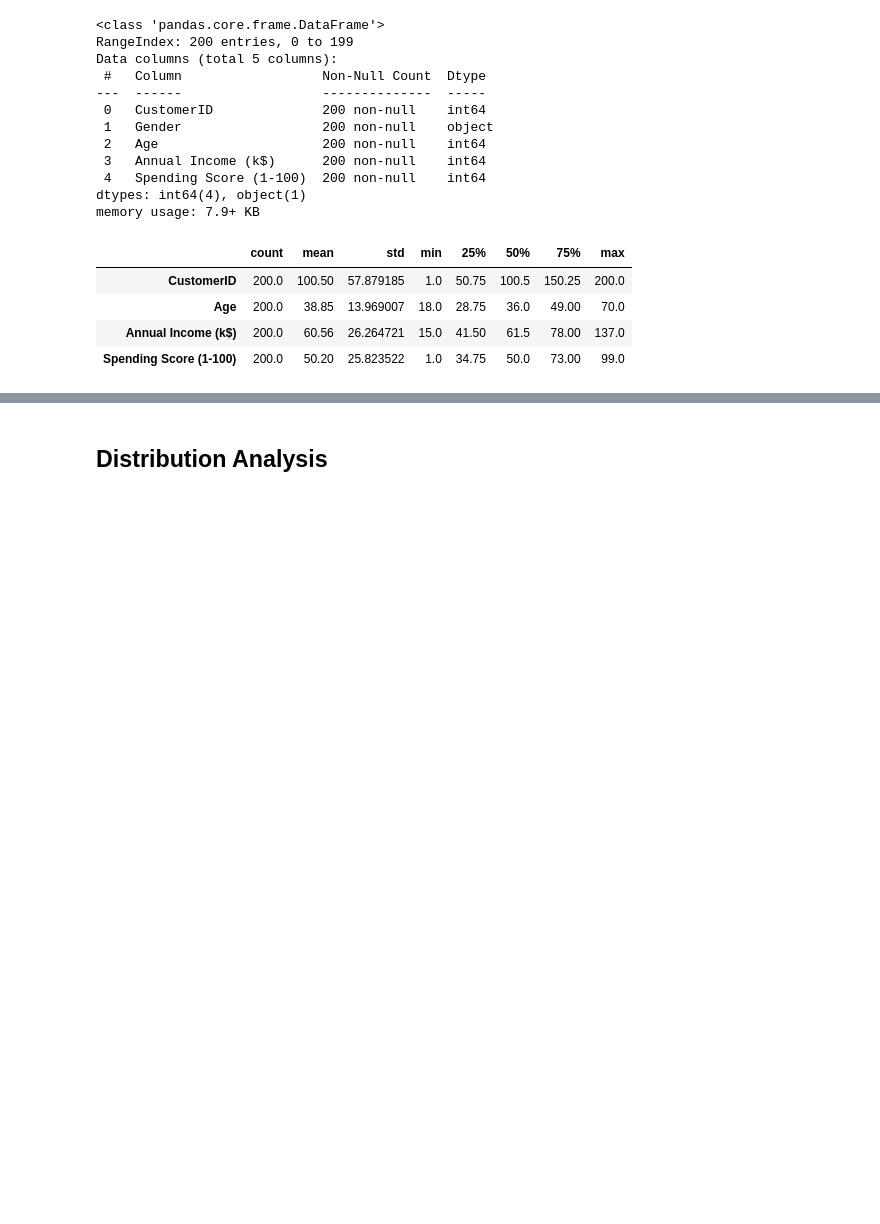
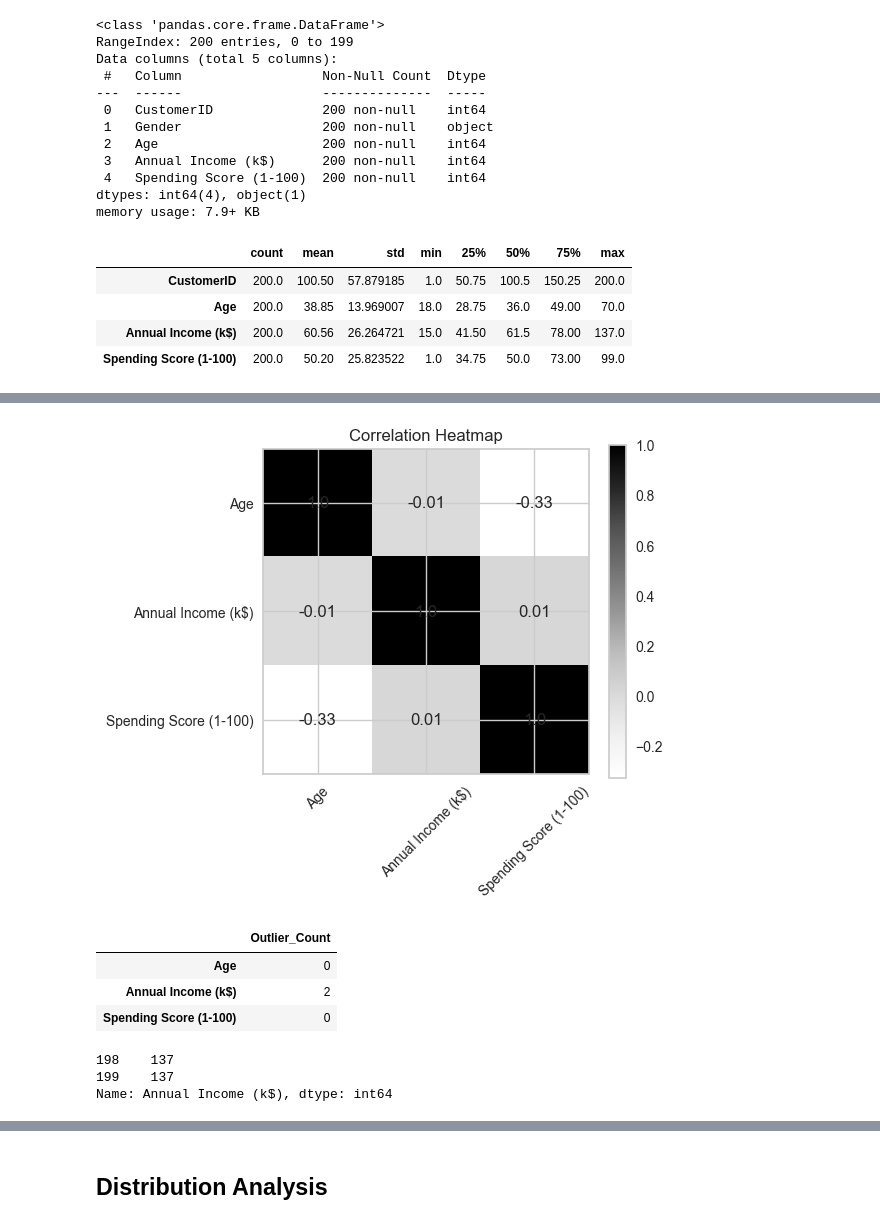
Before and after one commit to vince-gasimov/Machine-Learning, a Jupyter notebook: 18- Final Projects/Unsupervised Learning/Customers_Segmentation.ipynb, the cells around one changed output, grey strips where cells are left out. Cells and saved outputs as stored; diff of their text form; code cells hidden in the pictures; blank space fills up the shorter version.

```diff
--- a/18- Final Projects/Unsupervised Learning/Customers_Segmentation.ipynb
+++ b/18- Final Projects/Unsupervised Learning/Customers_Segmentation.ipynb
@@ -128,0 +143,47 @@ df.describe().T
+# %%
+# Correlation heatmap
+corr = df[['Age', 'Annual Income (k$)', 'Spending Score (1-100)']].corr()
+
+plt.figure(figsize=(6,5))
+plt.imshow(corr, interpolation='nearest')
+plt.colorbar()
+plt.xticks(range(len(corr.columns)), corr.columns, rotation=45)
+plt.yticks(range(len(corr.columns)), corr.columns)
+plt.title("Correlation Heatmap")
+
+for i in range(len(corr.columns)):
+    for j in range(len(corr.columns)):
+        plt.text(j, i, round(corr.iloc[i, j], 2), ha='center', va='center')
+
+plt.tight_layout()
+plt.show()
+# %% [output]
+[figure, added]
+# %%
+# find outliers using IQR method
+outlier_summary = {}
+
+for col in numerical_cols:
+    Q1 = df[col].quantile(0.25)
+    Q3 = df[col].quantile(0.75)
+    IQR = Q3 - Q1
+
+    lower_bound = Q1 - 1.5 * IQR
+    upper_bound = Q3 + 1.5 * IQR
+
+    outliers = df[(df[col] < lower_bound) | (df[col] > upper_bound)]
+
+    outlier_summary[col] = len(outliers)
+
+pd.DataFrame.from_dict(outlier_summary, orient='index', columns=['Outlier_Count'])
+# %% [output]
+|  | Outlier_Count |
+| Age | 0 |
+| Annual Income (k$) | 2 |
+| Spending Score (1-100) | 0 |
+# %%
+df["Annual Income (k$)"].nlargest(2)
+# %% [output]
+198    137
+199    137
+Name: Annual Income (k$), dtype: int64
```
Also changed, not shown: parts of 14 cells of this notebook, 2 other files.
